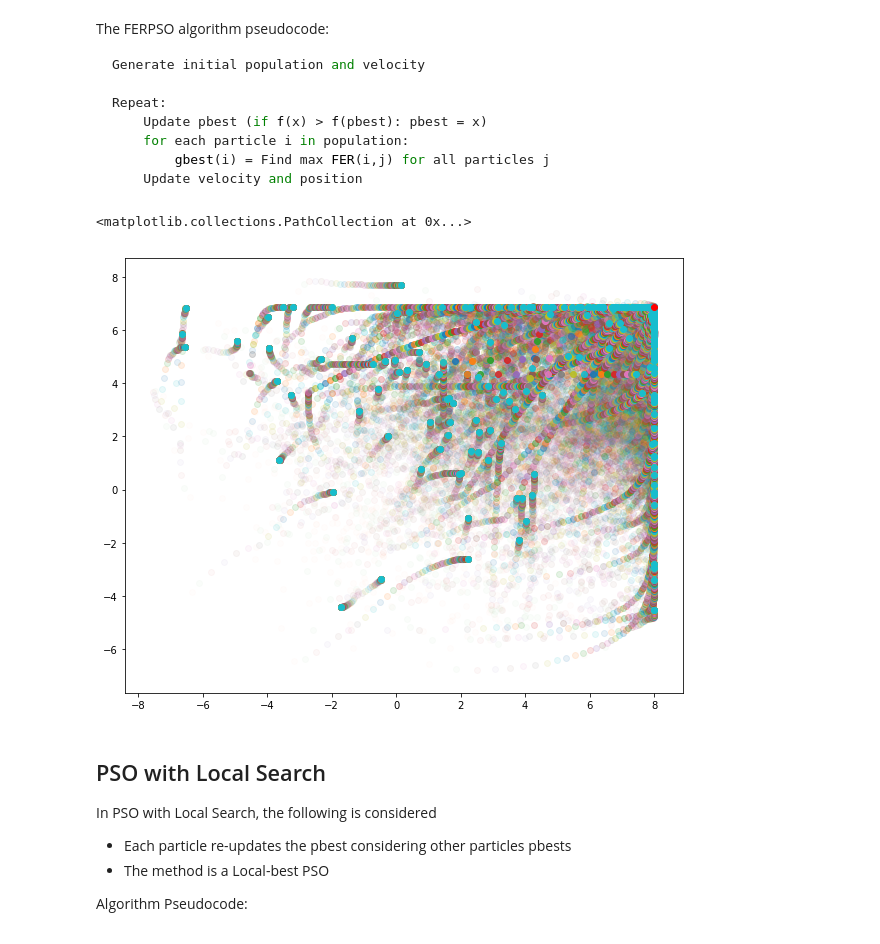
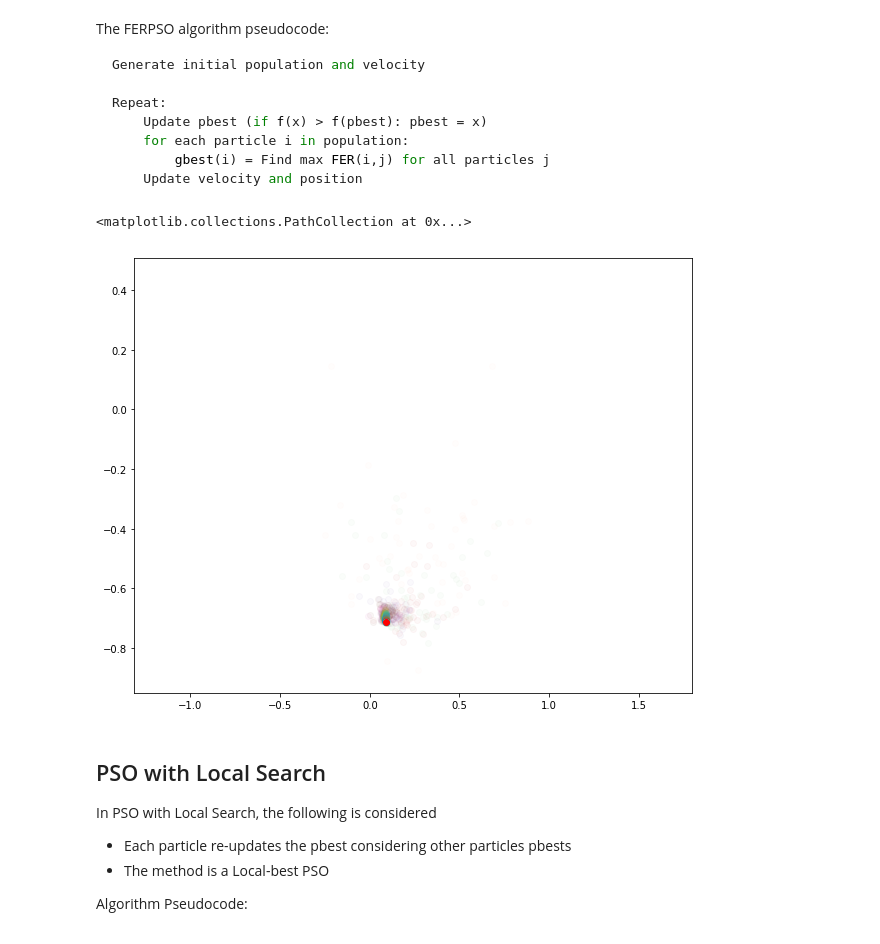
Before and after one commit to osamadel/learning_algorithms, a Jupyter notebook: PSO/Particle Swarm.ipynb, the cells around one changed output. Cells and saved outputs as stored; diff of their text form; code cells hidden in the pictures.

```diff
--- a/PSO/Particle Swarm.ipynb
+++ b/PSO/Particle Swarm.ipynb
@@ -135,35 +134,51 @@ Repeat:
 def FER(i, pop, f_x):
     from numpy import linalg
     s = np.sqrt(sum([(space_upperbound[i]-space_lowerbound[i])**2 for i in range(n)]))
-    alpha = s / (f_pbest.max() - f_pbest.min())
+    alpha = s / (f_pbest.min() - f_pbest.max())
     return pop[np.argmax(alpha * (f_x - fitness(i[None, :])) / linalg.norm(pop - i))]
+#     return pop[np.argmax(alpha * (f_x - f2(i[None, :])) / linalg.norm(pop - i))]
 # %%
 # generate initial population and velocity
 
-pop = np.random.uniform(low=space_lowerbound, high=space_upperbound, size=(1000,n))
-vel = np.random.uniform(low=space_lowerbound, high=space_upperbound, size=(1000,n))
+NP = 50
+iterations = 100
 
-r1 = np.random.rand(*pop.shape)
-r2 = np.random.rand(*pop.shape)
+omega = 0.1
+c1 = 1
+c2 = 0.5
+n = 2
+space_lowerbound = [-2, -1]
+space_upperbound = [2, 1]
 
-pbest = np.zeros_like(pop)
-gbest = None
-f_pbest = np.zeros(pop.shape[0])
+pop = np.random.uniform(low=space_lowerbound, high=space_upperbound, size=(NP,n))
+vel = 0.1 * np.random.uniform(low=space_lowerbound, high=space_upperbound, size=(NP,n))
+
+# pbest = pop.copy()
+f_pbest = fitness(pbest)
+# f_pbest = f2(pbest)
+f_x = fitness(pop)
+# f_x = f2(pop)
+gbest = np.array([FER(i, pop, f_x) for i in pop])
 # %%
 plt.figure(figsize=(10,8))
-for _ in range(100):
+for _ in range(iterations):
     f_x = fitness(pop)
-    updated_indices = f_x > f_pbest
+#     f_x = f2(pop)
+    updated_indices = f_x < f_pbest
     f_pbest[updated_indices] = f_x[updated_indices]
     pbest[updated_indices] = pop[updated_indices]
-    gbest = np.array([FER(i, pop, f_x) for i in pop])
+    gbest = np.array([FER(pop[i], np.delete(pop, i, axis=0), np.delete(f_x, i, axis=0)) for i in range(NP)])
+
+    r1 = np.random.rand(*pop.shape)
+    r2 = np.random.rand(*pop.shape)
+
     vel = omega*vel + c1*r1*(pbest - pop) + c2*r2*(gbest - pop)
     pop = pop + vel
-    plt.scatter(pop[:,0], pop[:,1], alpha=_/100)
-plt.scatter(gbest[np.argmax(f_pbest), 0], gbest[np.argmax(f_pbest), 1], c='r')
+    plt.scatter(pop[:,0], pop[:,1], alpha=_/iterations)
+plt.scatter(gbest[np.argmin(f_pbest), 0], gbest[np.argmin(f_pbest), 1], c='r')
 # %% [output]
 <matplotlib.collections.PathCollection at 0x...>
-[figure, old version]
+[figure, new version]
 # %% [markdown]
 ## PSO with Local Search
 
```
Also changed, not shown: parts of 8 cells of this notebook.
